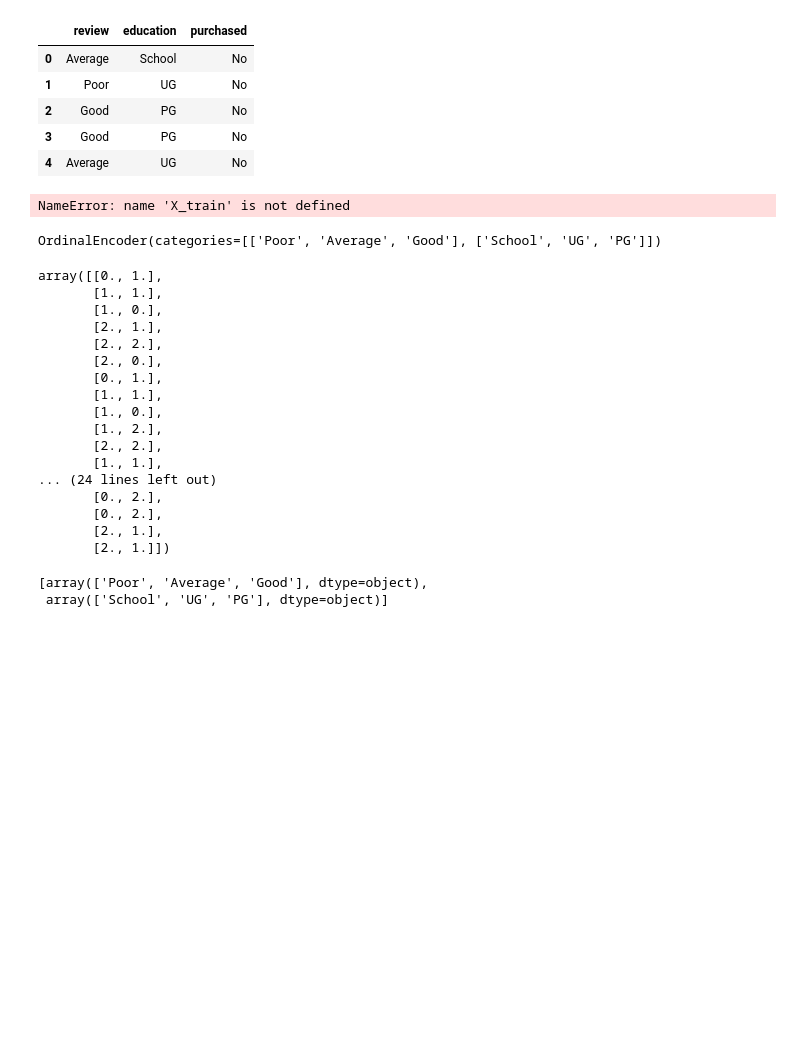
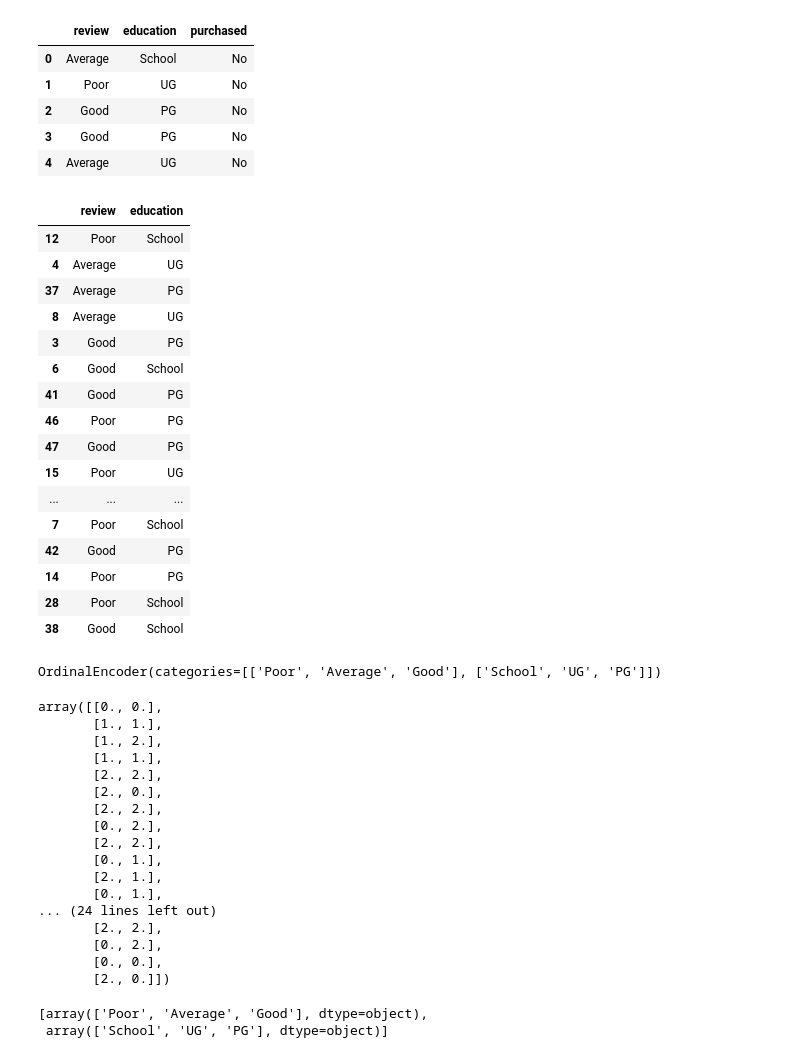
Before and after one commit to naitik2424/Machine-Learning, a Jupyter notebook: day26.ipynb, the cells around one changed output. Drawn from its saved outputs; the diff is of its cells as text; code cells hidden in the pictures; blank space fills up the shorter version.

```diff
--- a/day26.ipynb
+++ b/day26.ipynb
@@ -25,10 +25,35 @@ df.head()
 | 4 | Average | UG | No |
 # %%
 from sklearn.preprocessing import OrdinalEncoder
-# %%
-X_train
-# %% [output]
-NameError: name 'X_train' is not defined
+# %%
+from sklearn.model_selection import train_test_split
+
+X = df[['review', 'education']]
+y = df['purchased']
+
+X_train, X_test, y_train, y_test = train_test_split(
+    X, y, test_size=0.2, random_state=42
+)
+
+X_train
+# %% [output]
+|  | review | education |
+| 12 | Poor | School |
+| 4 | Average | UG |
+| 37 | Average | PG |
+| 8 | Average | UG |
+| 3 | Good | PG |
+| 6 | Good | School |
+| 41 | Good | PG |
+| 46 | Poor | PG |
+| 47 | Good | PG |
+| 15 | Poor | UG |
+| ... | ... | ... |
+| 7 | Poor | School |
+| 42 | Good | PG |
+| 14 | Poor | PG |
+| 28 | Poor | School |
+| 38 | Good | School |
 # %%
 oe = OrdinalEncoder(categories=[['Poor','Average','Good'],['School','UG','PG']])
 # %%
@@ -40,23 +65,23 @@ X_train = oe.transform(X_train)
 # %%
 X_train
 # %% [output]
-array([[0., 1.],
+array([[0., 0.],
        [1., 1.],
-       [1., 0.],
-       [2., 1.],
+       [1., 2.],
+       [1., 1.],
        [2., 2.],
        [2., 0.],
+       [2., 2.],
+       [0., 2.],
+       [2., 2.],
        [0., 1.],
-       [1., 1.],
-       [1., 0.],
-       [1., 2.],
+       [2., 1.],
+       [0., 1.],
+... (24 lines left out)
        [2., 2.],
-       [1., 1.],
-... (24 lines left out)
        [0., 2.],
-       [0., 2.],
-       [2., 1.],
-       [2., 1.]])
+       [0., 0.],
+       [2., 0.]])
 # %%
 oe.categories_
 # %% [output]
```
Also changed, not shown: parts of 3 cells of this notebook, 3 other files.
